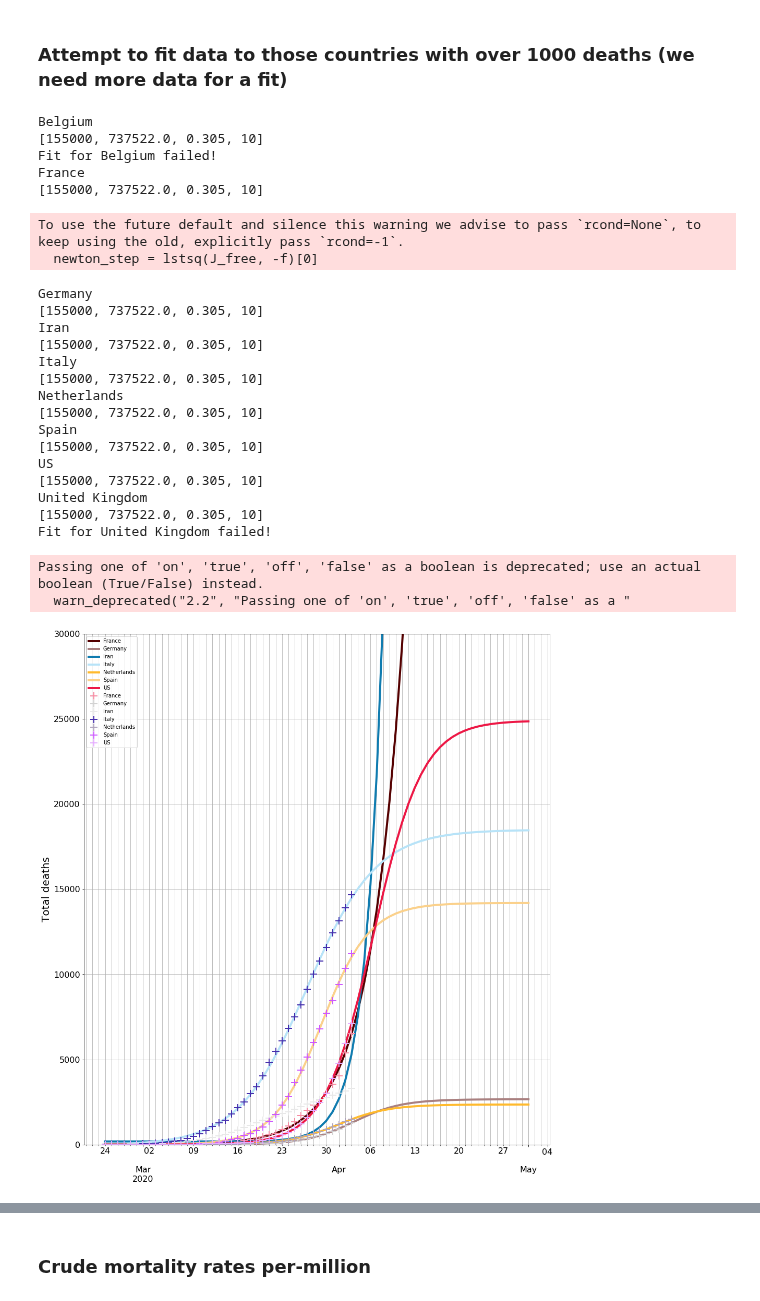
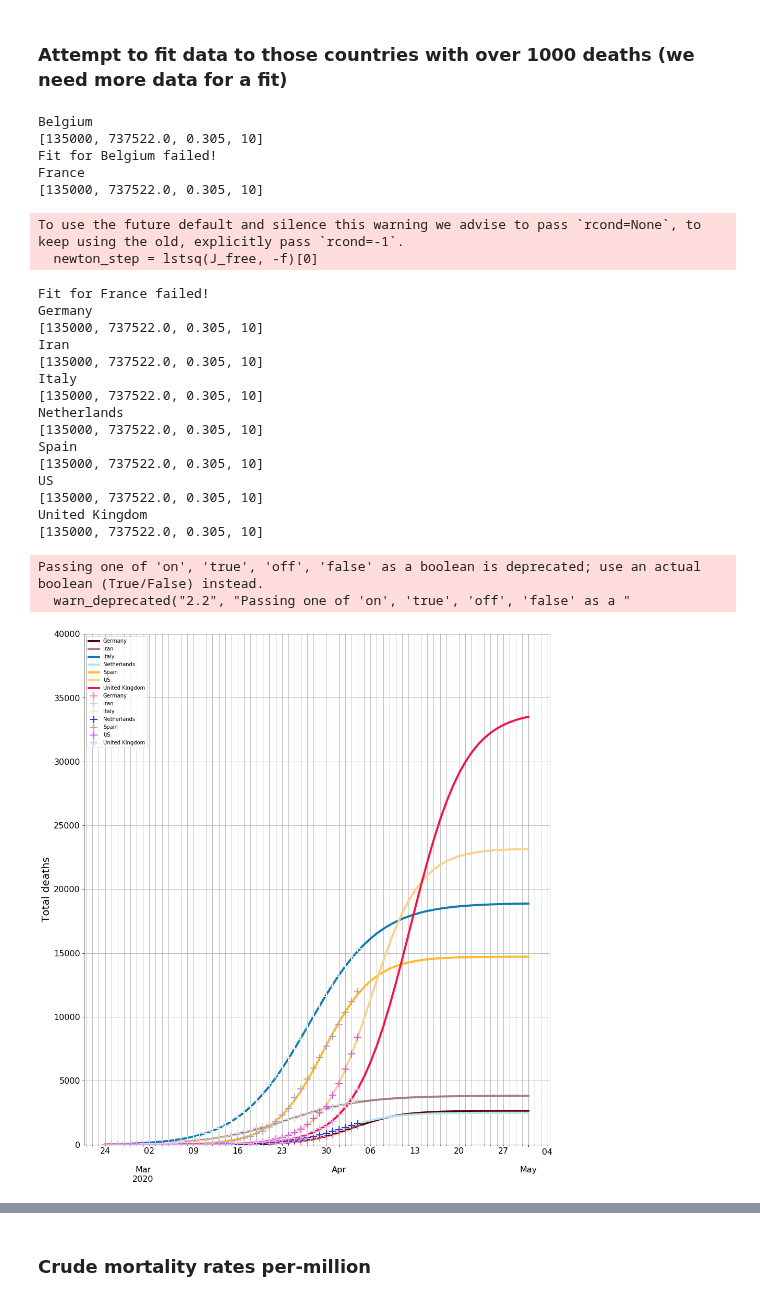
Before and after one commit to djhume/COVID-19, a Jupyter notebook: COVID-19.ipynb, the cells around one changed output, grey strips where cells are left out. Drawn from its saved outputs; the diff is of its cells as text; code cells hidden in the pictures.

```diff
--- a/COVID-19.ipynb
+++ b/COVID-19.ipynb
@@ -701,7 +701,7 @@ country_sigmoids={}
 for c in country_1000:
     try:
         print(c)
-        country_sigmoids[c] = fit_sigmoid(RoW_D2[c], p0=[155000, date2num(datetime(2020,4,7)), 0.305, 10], end_date=datetime(2020,6,1))
+        country_sigmoids[c] = fit_sigmoid(RoW_D2[c], p0=[135000, date2num(datetime(2020,4,7)), 0.305, 10], end_date=datetime(2020,6,1))
     except:
         print('Fit for ' + c + ' failed!')
         pass
@@ -710,40 +710,40 @@ for c in country_1000:
 country_sigmoids = pd.concat(country_sigmoids, axis=1)
 # %% [output]
 Belgium
-[155000, 737522.0, 0.305, 10]
+[135000, 737522.0, 0.305, 10]
 Fit for Belgium failed!
 France
-[155000, 737522.0, 0.305, 10]
+[135000, 737522.0, 0.305, 10]
 To use the future default and silence this warning we advise to pass `rcond=None`, to keep using the old, explicitly pass `rcond=-1`.
   newton_step = lstsq(J_free, -f)[0]
+Fit for France failed!
 Germany
-[155000, 737522.0, 0.305, 10]
+[135000, 737522.0, 0.305, 10]
 Iran
-[155000, 737522.0, 0.305, 10]
+[135000, 737522.0, 0.305, 10]
 Italy
-[155000, 737522.0, 0.305, 10]
+[135000, 737522.0, 0.305, 10]
 Netherlands
-[155000, 737522.0, 0.305, 10]
+[135000, 737522.0, 0.305, 10]
 Spain
-[155000, 737522.0, 0.305, 10]
+[135000, 737522.0, 0.305, 10]
 US
-[155000, 737522.0, 0.305, 10]
+[135000, 737522.0, 0.305, 10]
 United Kingdom
-[155000, 737522.0, 0.305, 10]
-Fit for United Kingdom failed!
+[135000, 737522.0, 0.305, 10]
 # %%
 str_d = "2020/2/24"
 end_d = "2020/5/1"
 fig = plt.figure(1, figsize=[16,18])
 ax = fig.add_subplot(111)
 country_sigmoids.xs('Forecast', level=1, axis=1)[str_d: end_d].plot(ax=ax, lw=4, fontsize=16)
 country_sigmoids.xs('Reported', level=1, axis=1)[str_d: end_d].plot(ax=ax, marker="+", lw=0, ms=14, mew=2)
-ax.set_ylim([0, 30000])
+ax.set_ylim([0, 40000])
 ax.set_ylabel('Total deaths', fontsize=20)
 
 grid('on', which='both')
 # %% [output]
 Passing one of 'on', 'true', 'off', 'false' as a boolean is deprecated; use an actual boolean (True/False) instead.
   warn_deprecated("2.2", "Passing one of 'on', 'true', 'off', 'false' as a "
-[figure, old version]
+[figure, new version]
 # %% [markdown]
```
Also changed, not shown: parts of 26 cells of this notebook.
